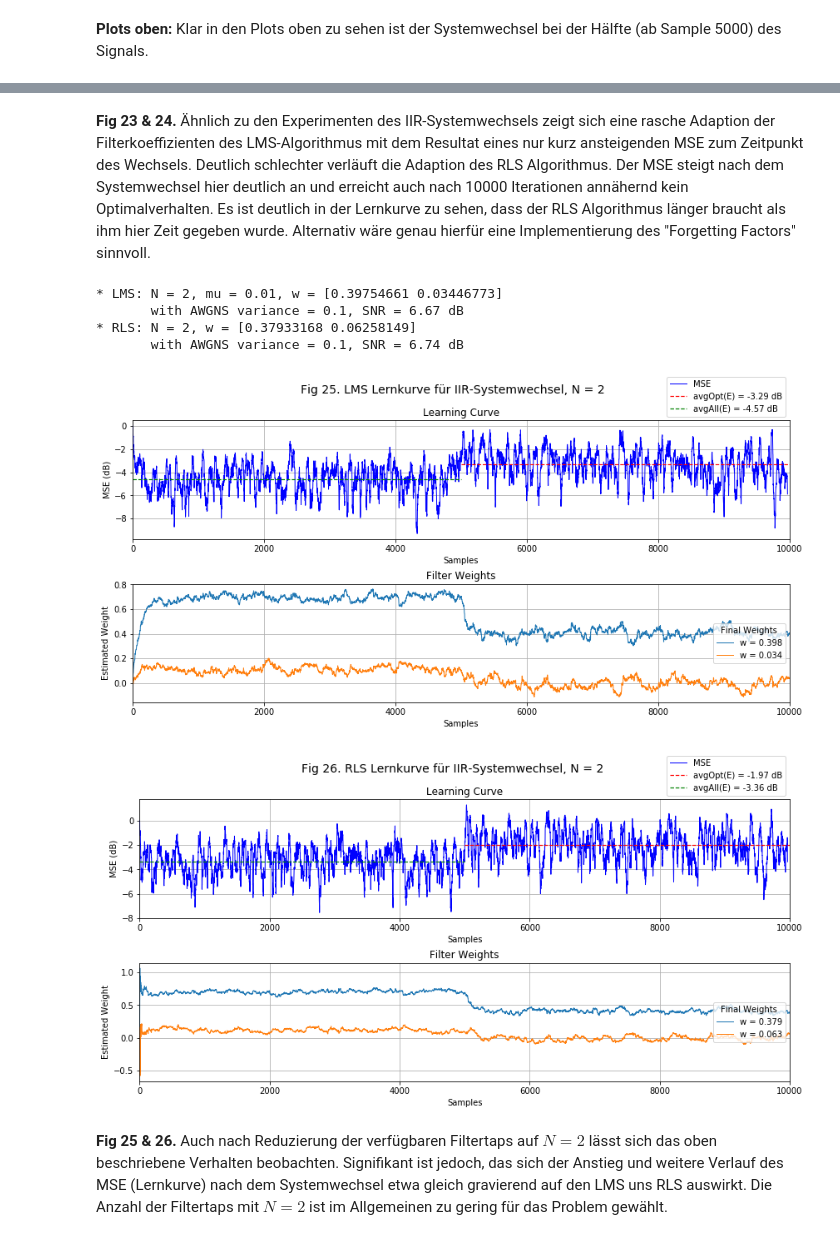
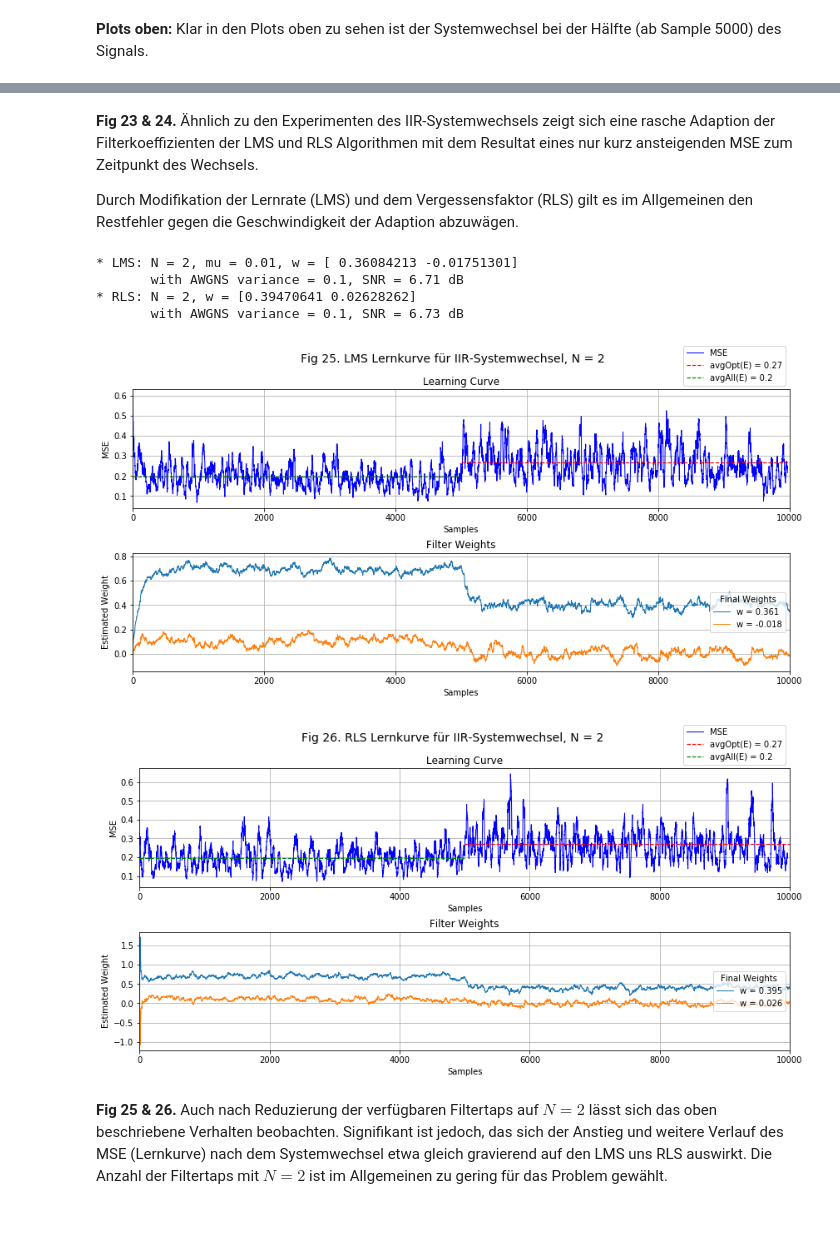
Before and after one commit to xhain/Systemidentifikation, a Jupyter notebook: python/Systemidentifikation.ipynb, the cells around one changed output, grey strips where cells are left out. Saved outputs shown, nothing was run; the diff lists cells and outputs as text; code cells hidden in the pictures.

```diff
--- a/python/Systemidentifikation.ipynb
+++ b/python/Systemidentifikation.ipynb
@@ -307,13 +314,13 @@ plotStyle = 'lin'
 N, mu, var = 2, 0.001, 0.001
 HiirDn, SNRdB = ts.addNoise(HiirD, var)
 E, W, w, Yd = algo.lmsAlg(N, mu, HiirX, HiirDn, np.zeros(N))
-ts.errorPlot(E, W, plotLen, 'Fig 13. LMS Lernkurve für IIR-System, N = '+str(N), style='log',avgFrom=2000)
+ts.errorPlot(E, W, plotLen, 'Fig 13. LMS Lernkurve für IIR-System, N = '+str(N), style=plotStyle,avgFrom=2000)
 print('       with AWGNS variance = '+str(var)+', SNR = '+str(SNRdB)+' dB')
 
 # RLS, N = 2
-N, var = 2, 0.001
+N, var, forget = 2, 0.001, 0.0
 HiirDn, SNRdB = ts.addNoise(HiirD, var)
-E, W, w, Yd = algo.rlsAlg(N, HiirX, HiirDn, np.zeros(N))
-ts.errorPlot(E, W, plotLen, 'Fig 14. RLS Lernkurve für IIR-System, N = '+str(N), style='log',avgFrom=2000)
+E, W, w, Yd = algo.rlsAlg(N, HiirX, HiirDn, np.zeros(N), memleak=forget)
+ts.errorPlot(E, W, plotLen, 'Fig 14. RLS Lernkurve für IIR-System, N = '+str(N), style=plotStyle,avgFrom=2000)
 print('       with AWGNS variance = '+str(var)+', SNR = '+str(SNRdB)+' dB')
 # %% [output]
@@ -336,13 +343,13 @@ avgFrom = 4000
 N, mu, var = 5, 0.001, 0.1
 HiirDn, SNRdB = ts.addNoise(HiirD, var)
 E, W, w, Yd = algo.lmsAlg(N, mu, HiirX, HiirDn, np.zeros(N))
-ts.errorPlot(E, W, plotLen, 'Fig 15. LMS Lernkurve für IIR-System, N = '+str(N), style='log',avgFrom=avgFrom)
+ts.errorPlot(E, W, plotLen, 'Fig 15. LMS Lernkurve für IIR-System, N = '+str(N), style=plotStyle,avgFrom=avgFrom)
 print('       with AWGNS variance = '+str(var)+', SNR = '+str(SNRdB)+' dB')
 
 # RLS, N = 5
-N, var = 5, 0.1
+N, var, forget = 5, 0.1, 0.0
 HiirDn, SNRdB = ts.addNoise(HiirD, var)
-E, W, w, Yd = algo.rlsAlg(N, HiirX, HiirDn, np.zeros(N))
-ts.errorPlot(E, W, plotLen, 'Fig 16. RLS Lernkurve für IIR-System, N = '+str(N), style='log',avgFrom=avgFrom)
+E, W, w, Yd = algo.rlsAlg(N, HiirX, HiirDn, np.zeros(N), memleak=forget)
+ts.errorPlot(E, W, plotLen, 'Fig 16. RLS Lernkurve für IIR-System, N = '+str(N), style=plotStyle,avgFrom=avgFrom)
 print('       with AWGNS variance = '+str(var)+', SNR = '+str(SNRdB)+' dB')
 # %% [output]
@@ -442,15 +455,17 @@ Um ähnlich gute Ergebnisse zum LMS durch den RLS Algorithmus erzielen zu könne
 # %%
+plotStyle = 'lin'
+
 # LMS, N = 2
 N, mu, var = 2, 0.01, 0.001
 HiirDcn, SNRdB = ts.addNoise(HiirDc, var)
 E, W, w, Yd = algo.lmsAlg(N, mu, HiirXc, HiirDcn, np.zeros(N))
-ts.errorPlot(E, W, plotLen, 'Fig 19. LMS Lernkurve für IIR-Systemwechsel, N = '+str(N), style='log',avgFrom=5000, avgTo=5000)
+ts.errorPlot(E, W, plotLen, 'Fig 19. LMS Lernkurve für IIR-Systemwechsel, N = '+str(N), style=plotStyle, avgFrom=5000, avgTo=5000)
 print('       with AWGNS variance = '+str(var)+', SNR = '+str(SNRdB)+' dB')
 
 # RLS, N = 2
-N, var, forget = 2, 0.001, 0.01
+N, var, forget = 2, 0.001, 0.03
 HiirDcn, SNRdB = ts.addNoise(HiirDc, var)
 E, W, w, Yd = algo.rlsAlg(N, HiirXc, HiirDcn, np.zeros(N), memleak=forget)
-ts.errorPlot(E, W, plotLen, 'Fig 20. RLS Lernkurve für IIR-Systemwechsel, N = '+str(N), style='log',avgFrom=5000, avgTo=5000)
+ts.errorPlot(E, W, plotLen, 'Fig 20. RLS Lernkurve für IIR-Systemwechsel, N = '+str(N), style=plotStyle, avgFrom=5000, avgTo=5000)
 print('       with AWGNS variance = '+str(var)+', SNR = '+str(SNRdB)+' dB')
 # %% [output]
@@ -498,18 +511,19 @@ Unter Verwendung von nur einem Filterkoeffizienten stellen sich ähnliche Ergebn
 # N  = 1, 2, 5
 # mu = free
 # var = 0.001, 0.1, 1, 10
+plotStyle = 'lin'
 
 # LMS, N = 5
 N, mu, var = 5, 0.01, 0.01
 HfirDcn, SNRdB = ts.addNoise(HfirDc, var)
 E, W, w, Yd = algo.lmsAlg(N, mu, HfirXc, HfirDcn, np.zeros(N))
-ts.errorPlot(E, W, plotLen, 'Fig 23. LMS Lernkurve für FIR-Systemwechsel, N = '+str(N), style='log',avgFrom=5000, avgTo=5000)
+ts.errorPlot(E, W, plotLen, 'Fig 23. LMS Lernkurve für FIR-Systemwechsel, N = '+str(N), style=plotStyle, avgFrom=5000, avgTo=5000)
 print('       with AWGNS variance = '+str(var)+', SNR = '+str(SNRdB)+' dB')
 
 # RLS, N = 5
-N, var, forget = 5, 0.01, 0.025
+N, var, forget = 5, 0.01, 0.02
 HfirDcn, SNRdB = ts.addNoise(HfirDc, var)
 E, W, w, Yd = algo.rlsAlg(N, HfirXc, HfirDcn, np.zeros(N), memleak=forget)
-ts.errorPlot(E, W, plotLen, 'Fig 24. RLS Lernkurve für FIR-Systemwechsel, N = '+str(N), style='log',avgFrom=5000, avgTo=5000)
+ts.errorPlot(E, W, plotLen, 'Fig 24. RLS Lernkurve für FIR-Systemwechsel, N = '+str(N), style=plotStyle, avgFrom=5000, avgTo=5000)
 print('       with AWGNS variance = '+str(var)+', SNR = '+str(SNRdB)+' dB')
 # %% [output]
@@ -522,28 +536,31 @@ print('       with AWGNS variance = '+str(var)+', SNR = '+str(SNRdB)+' dB')
 # %% [markdown]
 **Fig 23 & 24.**
-Ähnlich zu den Experimenten des IIR-Systemwechsels zeigt sich eine rasche Adaption der Filterkoeffizienten des LMS-Algorithmus mit dem Resultat eines nur kurz ansteigenden MSE zum Zeitpunkt des Wechsels.
-Deutlich schlechter verläuft die Adaption des RLS Algorithmus. Der MSE steigt nach dem Systemwechsel hier deutlich an und erreicht auch nach 10000 Iterationen annähernd kein Optimalverhalten. Es ist deutlich in der Lernkurve zu sehen, dass der RLS Algorithmus länger braucht als ihm hier Zeit gegeben wurde. Alternativ wäre genau hierfür eine Implementierung des "Forgetting Factors" sinnvoll.
+Ähnlich zu den Experimenten des IIR-Systemwechsels zeigt sich eine rasche Adaption der Filterkoeffizienten der LMS und RLS Algorithmen mit dem Resultat eines nur kurz ansteigenden MSE zum Zeitpunkt des Wechsels.
+
+Durch Modifikation der Lernrate (LMS) und dem Vergessensfaktor (RLS) gilt es im Allgemeinen den Restfehler gegen die Geschwindigkeit der Adaption abzuwägen.
 # %%
+plotStyle = 'lin'
+
 # LMS, N = 2
 N, mu, var = 2, 0.01, 0.1
 HfirDcn, SNRdB = ts.addNoise(HfirDc, var)
 E, W, w, Yd = algo.lmsAlg(N, mu, HfirXc, HfirDcn, np.zeros(N))
-ts.errorPlot(E, W, plotLen, 'Fig 25. LMS Lernkurve für IIR-Systemwechsel, N = '+str(N), style='log',avgFrom=5000, avgTo=5000)
+ts.errorPlot(E, W, plotLen, 'Fig 25. LMS Lernkurve für IIR-Systemwechsel, N = '+str(N), style=plotStyle, avgFrom=5000, avgTo=5000)
 print('       with AWGNS variance = '+str(var)+', SNR = '+str(SNRdB)+' dB')
 
 # RLS, N = 2
-N, var, forget = 2, 0.1, 0.01
+N, var, forget = 2, 0.1, 0.02
 HfirDcn, SNRdB = ts.addNoise(HfirDc, var)
 E, W, w, Yd = algo.rlsAlg(N, HfirXc, HfirDcn, np.zeros(N), memleak=forget)
-ts.errorPlot(E, W, plotLen, 'Fig 26. RLS Lernkurve für IIR-Systemwechsel, N = '+str(N), style='log',avgFrom=5000, avgTo=5000)
+ts.errorPlot(E, W, plotLen, 'Fig 26. RLS Lernkurve für IIR-Systemwechsel, N = '+str(N), style=plotStyle, avgFrom=5000, avgTo=5000)
 print('       with AWGNS variance = '+str(var)+', SNR = '+str(SNRdB)+' dB')
 # %% [output]
-* LMS: N = 2, mu = 0.01, w = [0.39754661 0.03446773]
-       with AWGNS variance = 0.1, SNR = 6.67 dB
-* RLS: N = 2, w = [0.37933168 0.06258149]
-       with AWGNS variance = 0.1, SNR = 6.74 dB
+* LMS: N = 2, mu = 0.01, w = [ 0.36084213 -0.01751301]
+       with AWGNS variance = 0.1, SNR = 6.71 dB
+* RLS: N = 2, w = [0.39470641 0.02628262]
+       with AWGNS variance = 0.1, SNR = 6.73 dB
-[figure, old version]
+[figure, new version]
-[figure, old version]
+[figure, new version]
 # %% [markdown]
 **Fig 25 & 26.**
 Auch nach Reduzierung der verfügbaren Filtertaps auf $N = 2$ lässt sich das oben beschriebene Verhalten beobachten. Signifikant ist jedoch, das sich der Anstieg und weitere Verlauf des MSE (Lernkurve) nach dem Systemwechsel etwa gleich gravierend auf den LMS uns RLS auswirkt. Die Anzahl der Filtertaps mit $N = 2$ ist im Allgemeinen zu gering für das Problem gewählt.
```
Also changed, not shown: parts of 31 cells of this notebook.
